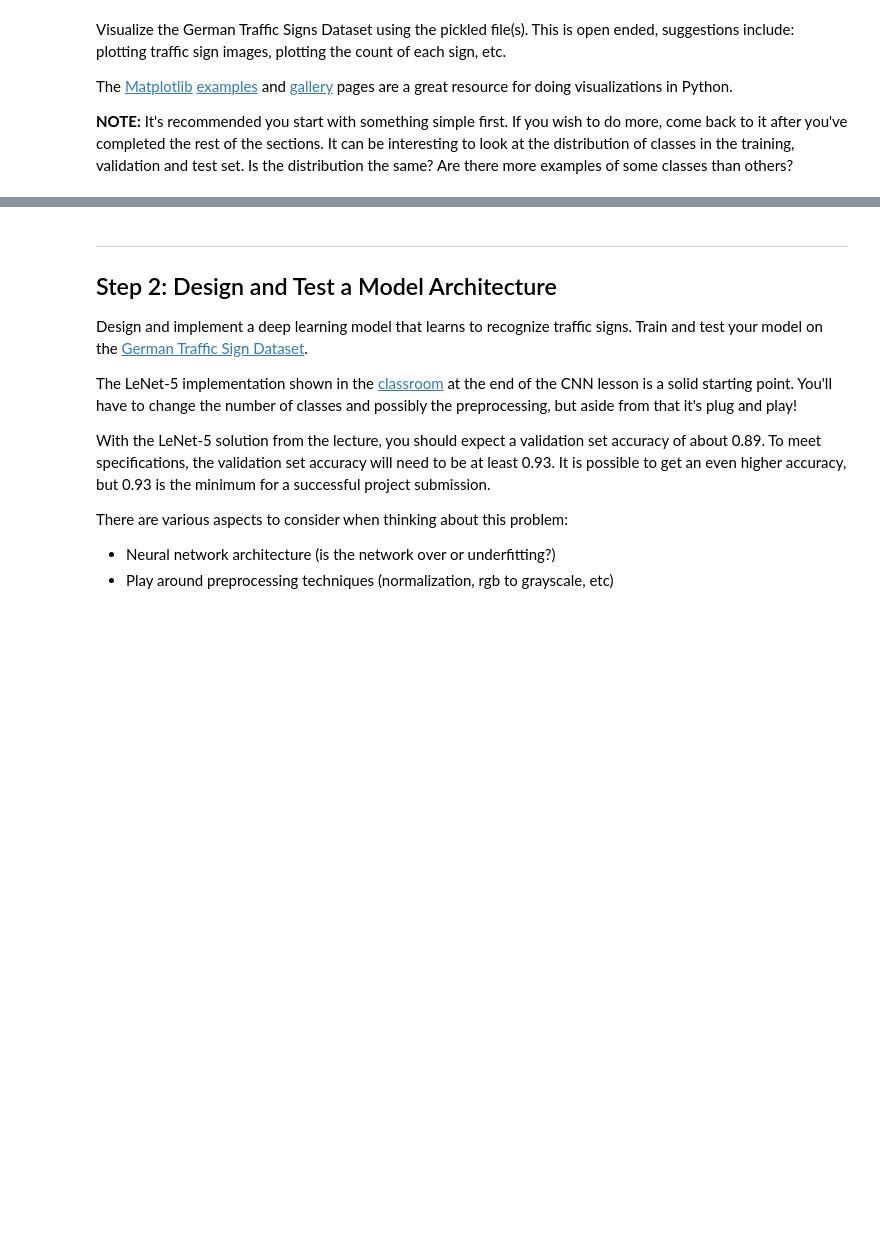
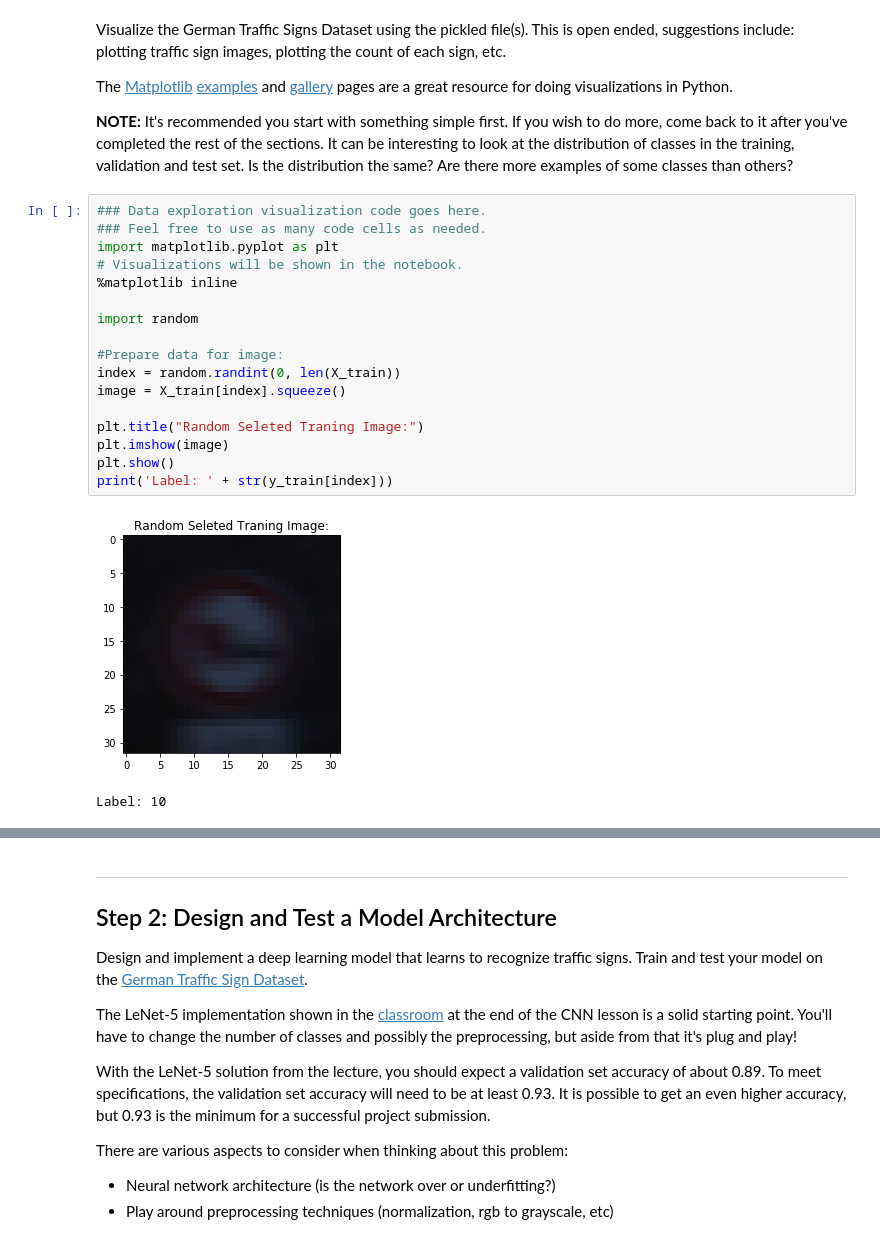
Before and after one commit to Dios-Malone/CarND-Traffic-Sign-Classifier-Project, a Jupyter notebook: Traffic_Sign_Classifier.ipynb, the cells around one changed output, grey strips where cells are left out. Drawn from its saved outputs; the diff is of its cells as text; blank space fills up the shorter version.

```diff
--- a/Traffic_Sign_Classifier.ipynb
+++ b/Traffic_Sign_Classifier.ipynb
@@ -92,4 +96,24 @@ Visualize the German Traffic Signs Dataset using the pickled file(s). This is op
 The [Matplotlib](http://matplotlib.org/) [examples](http://matplotlib.org/examples/index.html) and [gallery](http://matplotlib.org/gallery.html) pages are a great resource for doing visualizations in Python.
 
 **NOTE:** It's recommended you start with something simple first. If you wish to do more, come back to it after you've completed the rest of the sections. It can be interesting to look at the distribution of classes in the training, validation and test set. Is the distribution the same? Are there more examples of some classes than others?
+# %%
+### Data exploration visualization code goes here.
+### Feel free to use as many code cells as needed.
+import matplotlib.pyplot as plt
+# Visualizations will be shown in the notebook.
+%matplotlib inline
+
+import random
+
+#Prepare data for image:
+index = random.randint(0, len(X_train))
+image = X_train[index].squeeze()
+
+plt.title("Random Seleted Traning Image:")
+plt.imshow(image)
+plt.show()
+print('Label: ' + str(y_train[index]))
+# %% [output]
+[figure, added]
+Label: 10
 # %%
```
Also changed, not shown: parts of 5 cells of this notebook.
